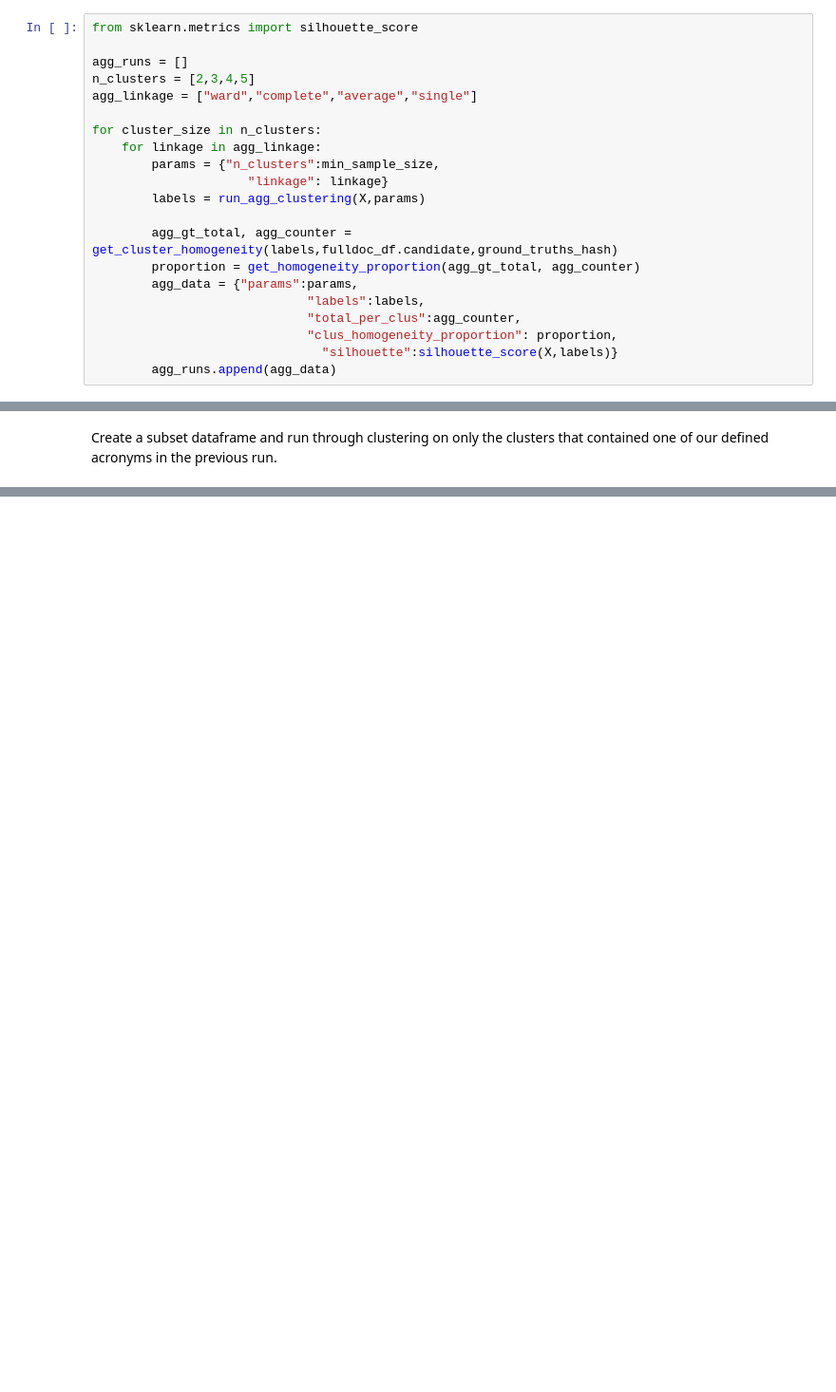
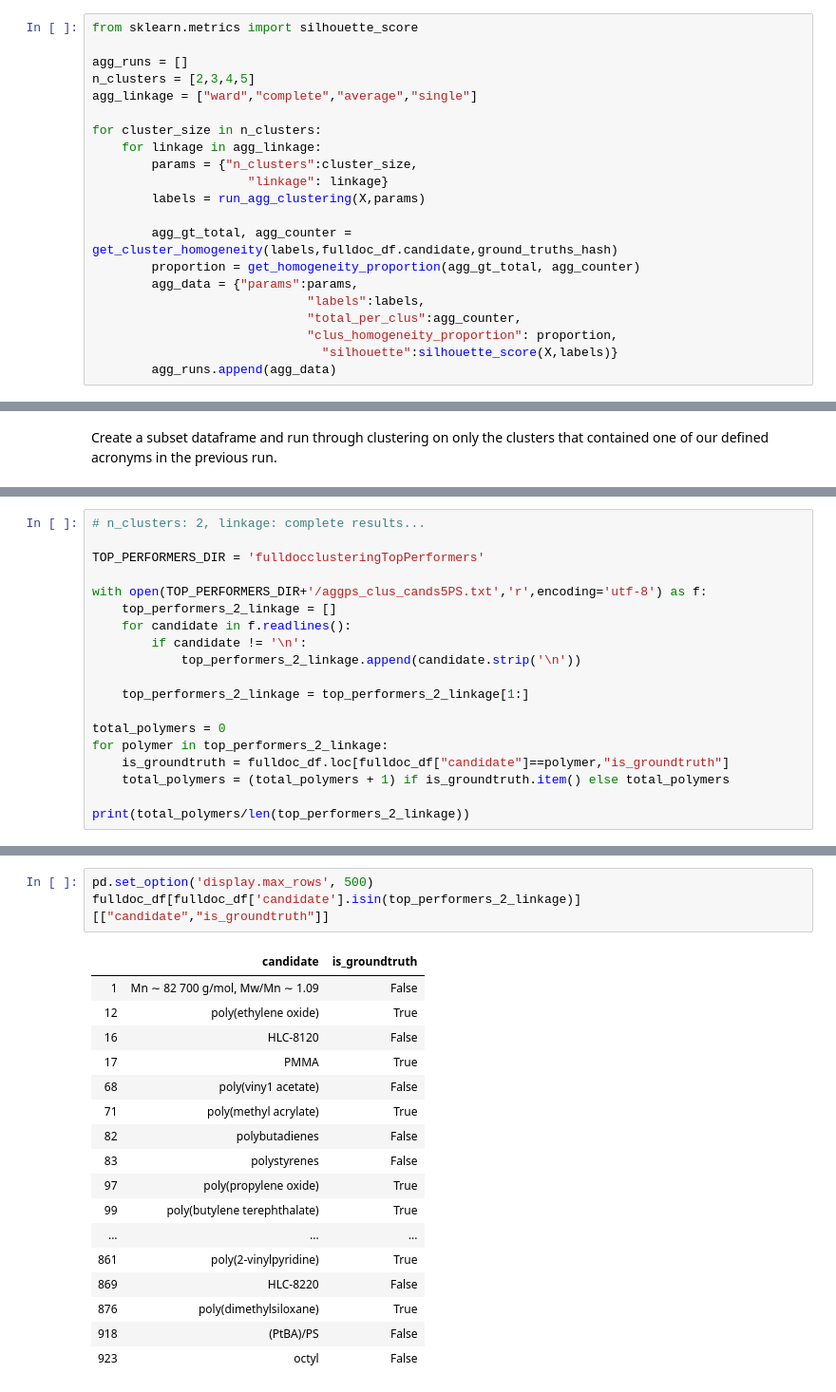
Before and after one commit to Dan195/WordEmbeddingNER-Cluster, a Jupyter notebook: ClassifyingWithClustering.ipynb, the cells around one changed output, grey strips where cells are left out. Shown at 95% size. Cells and saved outputs as stored; diff of their text form; blank space fills up the shorter version.

```diff
--- a/ClassifyingWithClustering.ipynb
+++ b/ClassifyingWithClustering.ipynb
@@ -1045,7 +1045,7 @@ agg_linkage = ["ward","complete","average","single"]
 
 for cluster_size in n_clusters:
     for linkage in agg_linkage:
-        params = {"n_clusters":min_sample_size,
+        params = {"n_clusters":cluster_size,
                      "linkage": linkage}
         labels = run_agg_clustering(X,params)
 
@@ -1127,0 +1162,19 @@ See the caveats in the documentation: http://pandas.pydata.org/pandas-docs/stabl
+# %%
+# n_clusters: 2, linkage: complete results...
+
+TOP_PERFORMERS_DIR = 'fulldocclusteringTopPerformers'
+
+with open(TOP_PERFORMERS_DIR+'/aggps_clus_cands5PS.txt','r',encoding='utf-8') as f:
+    top_performers_2_linkage = []
+    for candidate in f.readlines():
+        if candidate != '\n':
+            top_performers_2_linkage.append(candidate.strip('\n'))
+
+    top_performers_2_linkage = top_performers_2_linkage[1:]
+
+total_polymers = 0
+for polymer in top_performers_2_linkage:
+    is_groundtruth = fulldoc_df.loc[fulldoc_df["candidate"]==polymer,"is_groundtruth"]
+    total_polymers = (total_polymers + 1) if is_groundtruth.item() else total_polymers
+
+print(total_polymers/len(top_performers_2_linkage))
@@ -1127,0 +1183,21 @@ See the caveats in the documentation: http://pandas.pydata.org/pandas-docs/stabl
+# %%
+pd.set_option('display.max_rows', 500)
+fulldoc_df[fulldoc_df['candidate'].isin(top_performers_2_linkage)][["candidate","is_groundtruth"]]
+# %% [output]
+|  | candidate | is_groundtruth |
+| 1 | Mn ∼ 82 700 g/mol, Mw/Mn ∼ 1.09 | False |
+| 12 | poly(ethylene oxide) | True |
+| 16 | HLC-8120 | False |
+| 17 | PMMA | True |
+| 68 | poly(viny1 acetate) | False |
+| 71 | poly(methyl acrylate) | True |
+| 82 | polybutadienes | False |
+| 83 | polystyrenes | False |
+| 97 | poly(propylene oxide) | True |
+| 99 | poly(butylene terephthalate) | True |
+| ... | ... | ... |
+| 861 | poly(2-vinylpyridine) | True |
+| 869 | HLC-8220 | False |
+| 876 | poly(dimethylsiloxane) | True |
+| 918 | (PtBA)/PS | False |
+| 923 | octyl | False |
```
Also changed, not shown: parts of 5 cells of this notebook.
